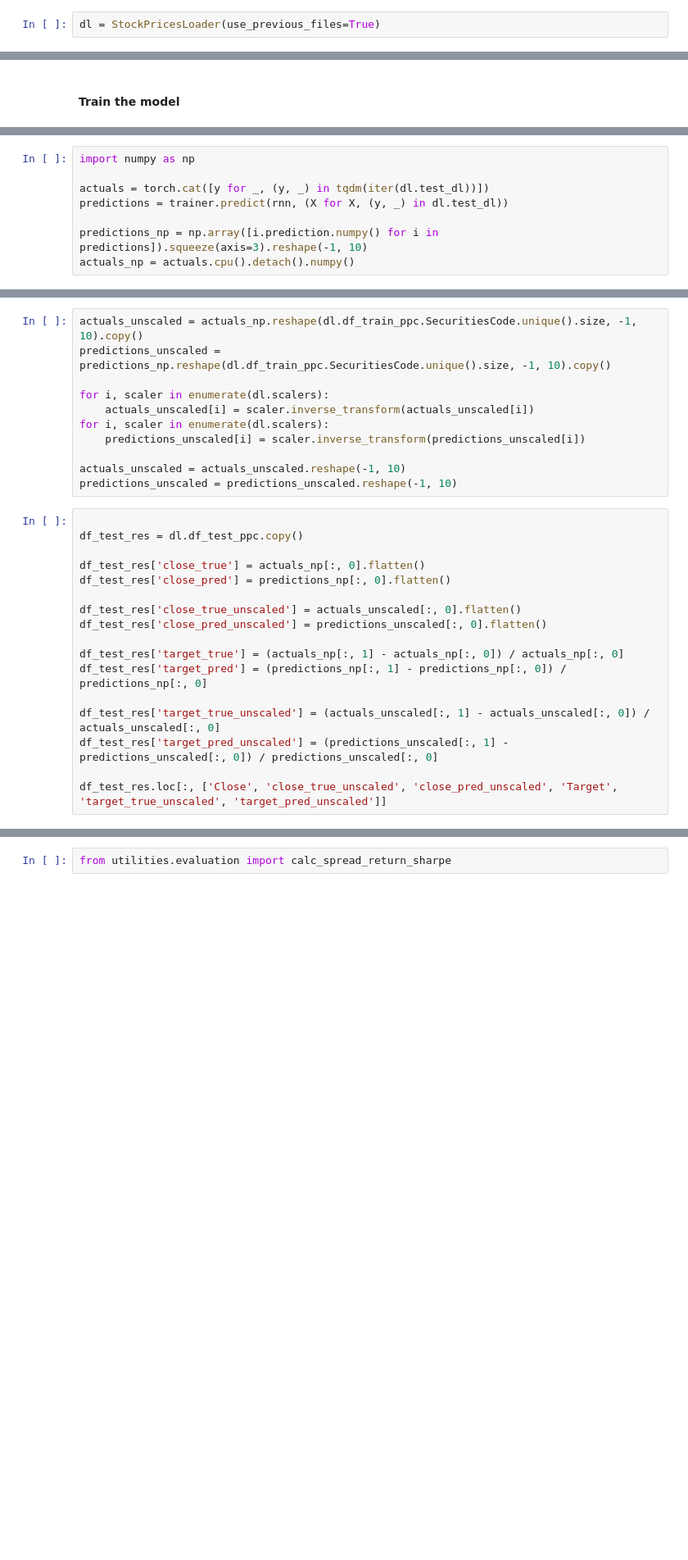
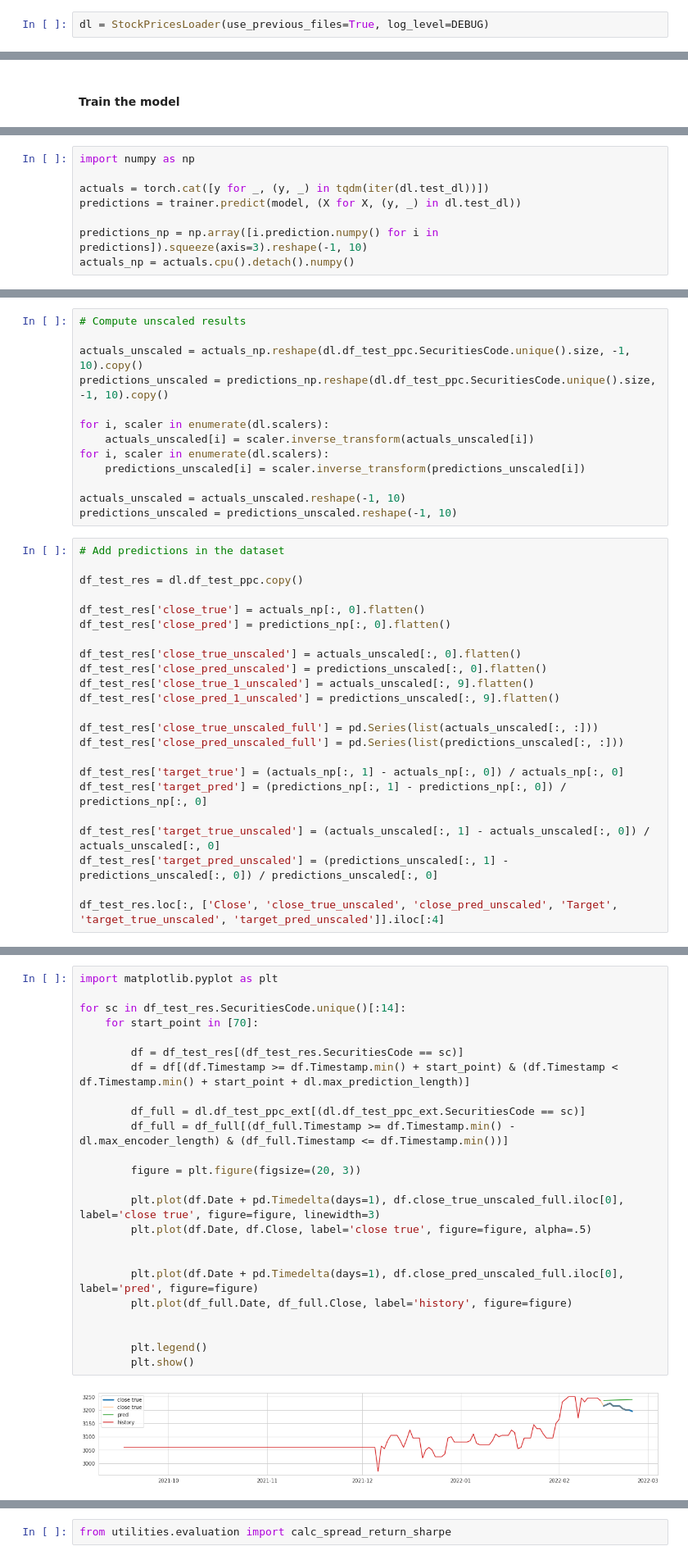
Before and after one commit to Cyprien-Ricque/stock-exchange-prediction, a Jupyter notebook: notebooks/rnn.ipynb, the cells around one changed output, grey strips where cells are left out. Shown at 82% size. Cells and saved outputs as stored; diff of their text form; blank space fills up the shorter version.

Commit message:
add results analysis for rnn

```diff
--- a/notebooks/rnn.ipynb
+++ b/notebooks/rnn.ipynb
@@ -48,5 +51,5 @@ config
   'epochs': 10,
   'params': {'lr': 0.001, 'regularization': 0.0001}}}
 # %%
-dl = StockPricesLoader(use_previous_files=True)
+dl = StockPricesLoader(use_previous_files=True, log_level=DEBUG)
 # %% [output]
@@ -136,7 +130,7 @@ if fit:
 import numpy as np
 
 actuals = torch.cat([y for _, (y, _) in tqdm(iter(dl.test_dl))])
-predictions = trainer.predict(rnn, (X for X, (y, _) in dl.test_dl))
+predictions = trainer.predict(model, (X for X, (y, _) in dl.test_dl))
 
 predictions_np = np.array([i.prediction.numpy() for i in predictions]).squeeze(axis=3).reshape(-1, 10)
 actuals_np = actuals.cpu().detach().numpy()
@@ -143,6 +139,8 @@ actuals_np = actuals.cpu().detach().numpy()
 # %%
-actuals_unscaled = actuals_np.reshape(dl.df_train_ppc.SecuritiesCode.unique().size, -1, 10).copy()
-predictions_unscaled = predictions_np.reshape(dl.df_train_ppc.SecuritiesCode.unique().size, -1, 10).copy()
+# Compute unscaled results
+
+actuals_unscaled = actuals_np.reshape(dl.df_test_ppc.SecuritiesCode.unique().size, -1, 10).copy()
+predictions_unscaled = predictions_np.reshape(dl.df_test_ppc.SecuritiesCode.unique().size, -1, 10).copy()
 
 for i, scaler in enumerate(dl.scalers):
     actuals_unscaled[i] = scaler.inverse_transform(actuals_unscaled[i])
@@ -152,6 +150,7 @@ for i, scaler in enumerate(dl.scalers):
 actuals_unscaled = actuals_unscaled.reshape(-1, 10)
 predictions_unscaled = predictions_unscaled.reshape(-1, 10)
 # %%
+# Add predictions in the dataset
 
 df_test_res = dl.df_test_ppc.copy()
 
@@ -160,6 +159,11 @@ df_test_res['close_pred'] = predictions_np[:, 0].flatten()
 
 df_test_res['close_true_unscaled'] = actuals_unscaled[:, 0].flatten()
 df_test_res['close_pred_unscaled'] = predictions_unscaled[:, 0].flatten()
+df_test_res['close_true_1_unscaled'] = actuals_unscaled[:, 9].flatten()
+df_test_res['close_pred_1_unscaled'] = predictions_unscaled[:, 9].flatten()
+
+df_test_res['close_true_unscaled_full'] = pd.Series(list(actuals_unscaled[:, :]))
+df_test_res['close_pred_unscaled_full'] = pd.Series(list(predictions_unscaled[:, :]))
 
 df_test_res['target_true'] = (actuals_np[:, 1] - actuals_np[:, 0]) / actuals_np[:, 0]
 df_test_res['target_pred'] = (predictions_np[:, 1] - predictions_np[:, 0]) / predictions_np[:, 0]
@@ -167,4 +171,4 @@ df_test_res['target_pred'] = (predictions_np[:, 1] - predictions_np[:, 0]) / pre
 df_test_res['target_true_unscaled'] = (actuals_unscaled[:, 1] - actuals_unscaled[:, 0]) / actuals_unscaled[:, 0]
 df_test_res['target_pred_unscaled'] = (predictions_unscaled[:, 1] - predictions_unscaled[:, 0]) / predictions_unscaled[:, 0]
 
-df_test_res.loc[:, ['Close', 'close_true_unscaled', 'close_pred_unscaled', 'Target', 'target_true_unscaled', 'target_pred_unscaled']]
+df_test_res.loc[:, ['Close', 'close_true_unscaled', 'close_pred_unscaled', 'Target', 'target_true_unscaled', 'target_pred_unscaled']].iloc[:4]
@@ -170,0 +186,26 @@ df_test_res.loc[:, ['Close', 'close_true_unscaled', 'close_pred_unscaled', 'Targ
+# %%
+import matplotlib.pyplot as plt
+
+for sc in df_test_res.SecuritiesCode.unique()[:14]:
+    for start_point in [70]:
+
+        df = df_test_res[(df_test_res.SecuritiesCode == sc)]
+        df = df[(df.Timestamp >= df.Timestamp.min() + start_point) & (df.Timestamp < df.Timestamp.min() + start_point + dl.max_prediction_length)]
+
+        df_full = dl.df_test_ppc_ext[(dl.df_test_ppc_ext.SecuritiesCode == sc)]
+        df_full = df_full[(df_full.Timestamp >= df.Timestamp.min() - dl.max_encoder_length) & (df_full.Timestamp <= df.Timestamp.min())]
+
+        figure = plt.figure(figsize=(20, 3))
+
+        plt.plot(df.Date + pd.Timedelta(days=1), df.close_true_unscaled_full.iloc[0], label='close true', figure=figure, linewidth=3)
+        plt.plot(df.Date, df.Close, label='close true', figure=figure, alpha=.5)
+
+
+        plt.plot(df.Date + pd.Timedelta(days=1), df.close_pred_unscaled_full.iloc[0], label='pred', figure=figure)
+        plt.plot(df_full.Date, df_full.Close, label='history', figure=figure)
+
+
+        plt.legend()
+        plt.show()
+# %% [output]
+[figure, added]
```
Also changed, not shown: parts of 21 cells of this notebook, 4 other files.
